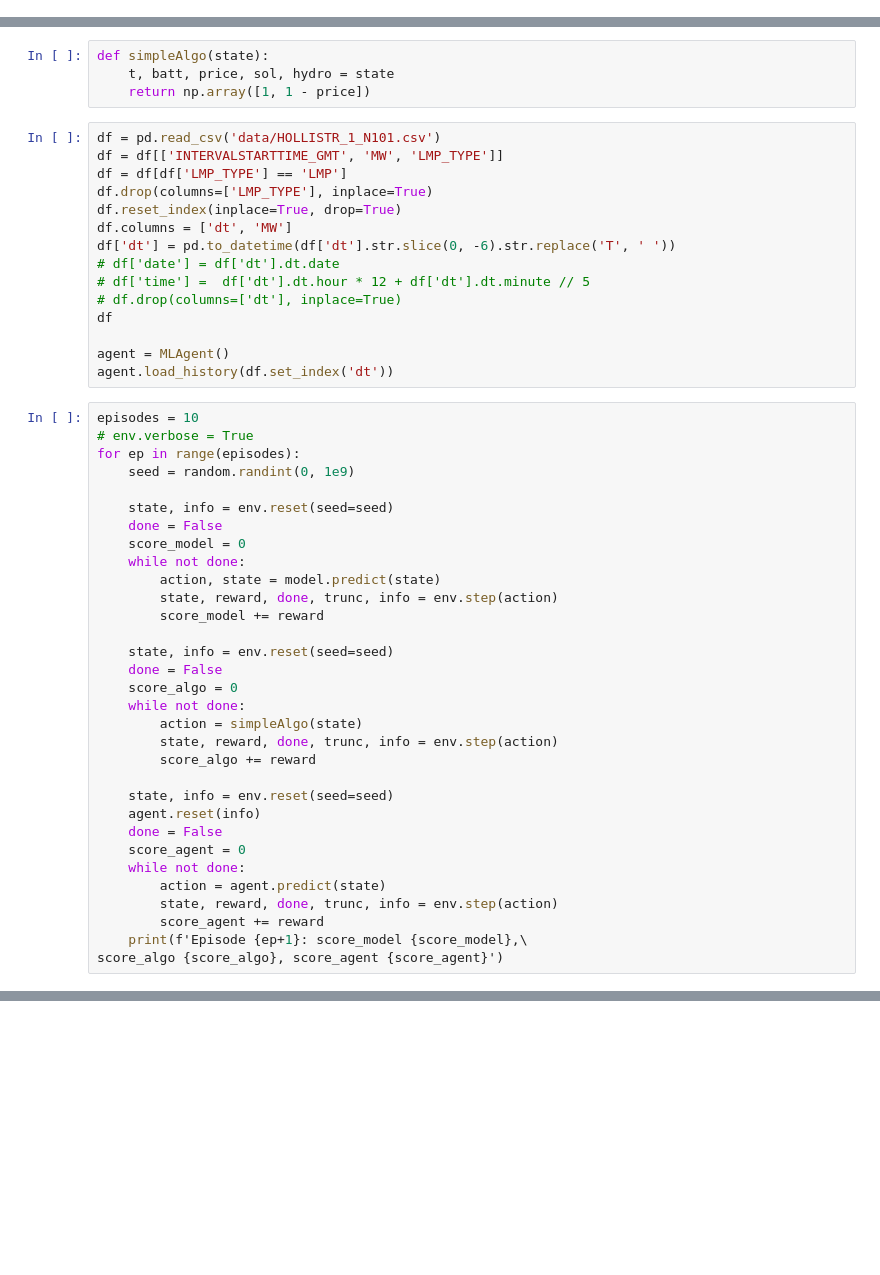
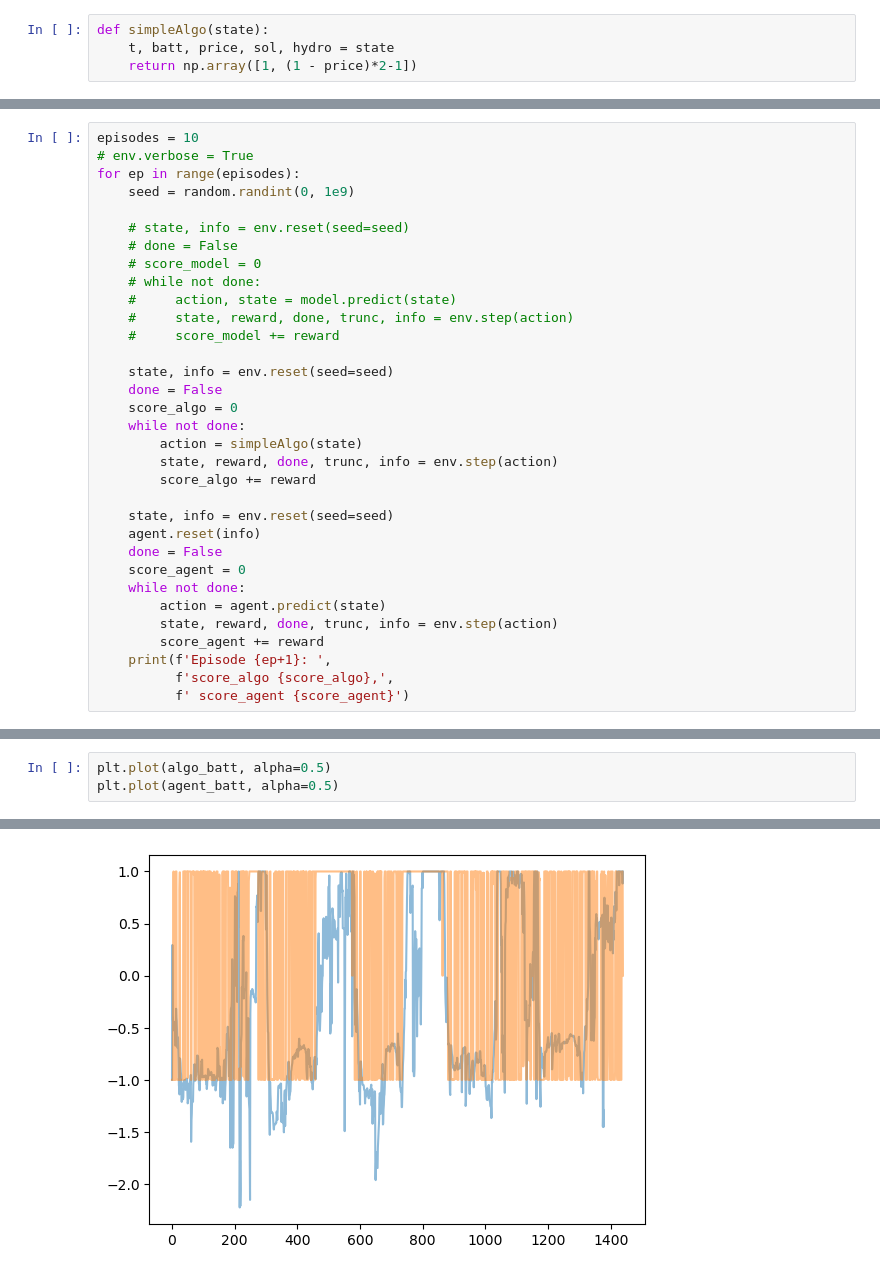
Before and after one commit to Orventro/mgrl, a Jupyter notebook: gym.ipynb, the cells around one changed output, grey strips where cells are left out. Cells and saved outputs as stored; diff of their text form; blank space fills up the shorter version.

```diff
--- a/gym.ipynb
+++ b/gym.ipynb
@@ -37,0 +20,4 @@ env.reset(df)
+# %%
+def simpleAlgo(state):
+    t, batt, price, sol, hydro = state
+    return np.array([1, (1 - price)*2-1])
@@ -41,35 +55,16 @@ m = model.learn(total_timesteps=28800)
-# %%
-def simpleAlgo(state):
-    t, batt, price, sol, hydro = state
-    return np.array([1, 1 - price])
-# %%
-df = pd.read_csv('data/HOLLISTR_1_N101.csv')
-df = df[['INTERVALSTARTTIME_GMT', 'MW', 'LMP_TYPE']]
-df = df[df['LMP_TYPE'] == 'LMP']
-df.drop(columns=['LMP_TYPE'], inplace=True)
-df.reset_index(inplace=True, drop=True)
-df.columns = ['dt', 'MW']
-df['dt'] = pd.to_datetime(df['dt'].str.slice(0, -6).str.replace('T', ' '))
-# df['date'] = df['dt'].dt.date
-# df['time'] =  df['dt'].dt.hour * 12 + df['dt'].dt.minute // 5
-# df.drop(columns=['dt'], inplace=True)
-df
-
-agent = MLAgent()
-agent.load_history(df.set_index('dt'))
 # %%
 episodes = 10
 # env.verbose = True
 for ep in range(episodes):
     seed = random.randint(0, 1e9)
 
-    state, info = env.reset(seed=seed)
-    done = False
-    score_model = 0
-    while not done:
-        action, state = model.predict(state)
-        state, reward, done, trunc, info = env.step(action)
-        score_model += reward
+    # state, info = env.reset(seed=seed)
+    # done = False
+    # score_model = 0
+    # while not done:
+    #     action, state = model.predict(state)
+    #     state, reward, done, trunc, info = env.step(action)
+    #     score_model += reward
 
     state, info = env.reset(seed=seed)
     done = False
@@ -87,6 +82,7 @@ for ep in range(episodes):
         action = agent.predict(state)
         state, reward, done, trunc, info = env.step(action)
         score_agent += reward
-    print(f'Episode {ep+1}: score_model {score_model},\
-score_algo {score_algo}, score_agent {score_agent}')
+    print(f'Episode {ep+1}: ',
+          f'score_algo {score_algo},',
+          f' score_agent {score_agent}')
 # %% [output]
@@ -102,0 +146,4 @@ Episode 10: score_model 318.9115307818083,score_algo 375.72527296431576, score_a
+# %%
+plt.plot(algo_batt, alpha=0.5)
+plt.plot(agent_batt, alpha=0.5)
+# %% [output]
@@ -102,0 +151 @@ Episode 10: score_model 318.9115307818083,score_algo 375.72527296431576, score_a
+[figure, added]
```
Also changed, not shown: parts of 12 cells of this notebook, 2 other files.
